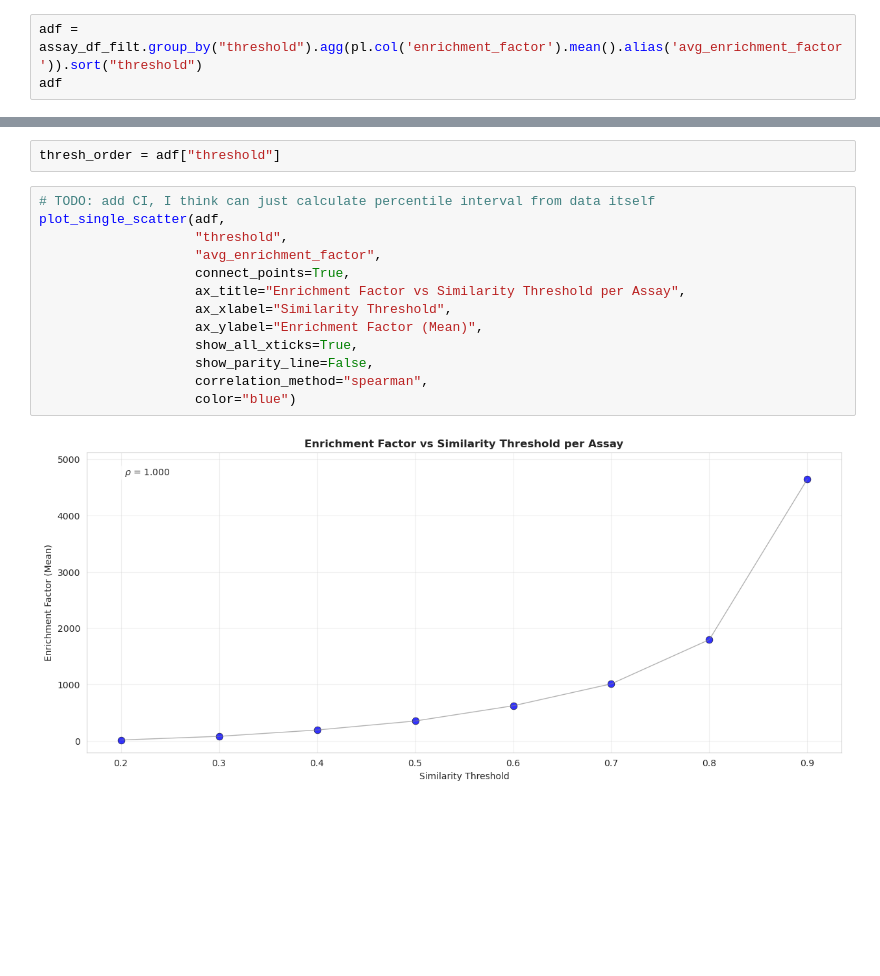
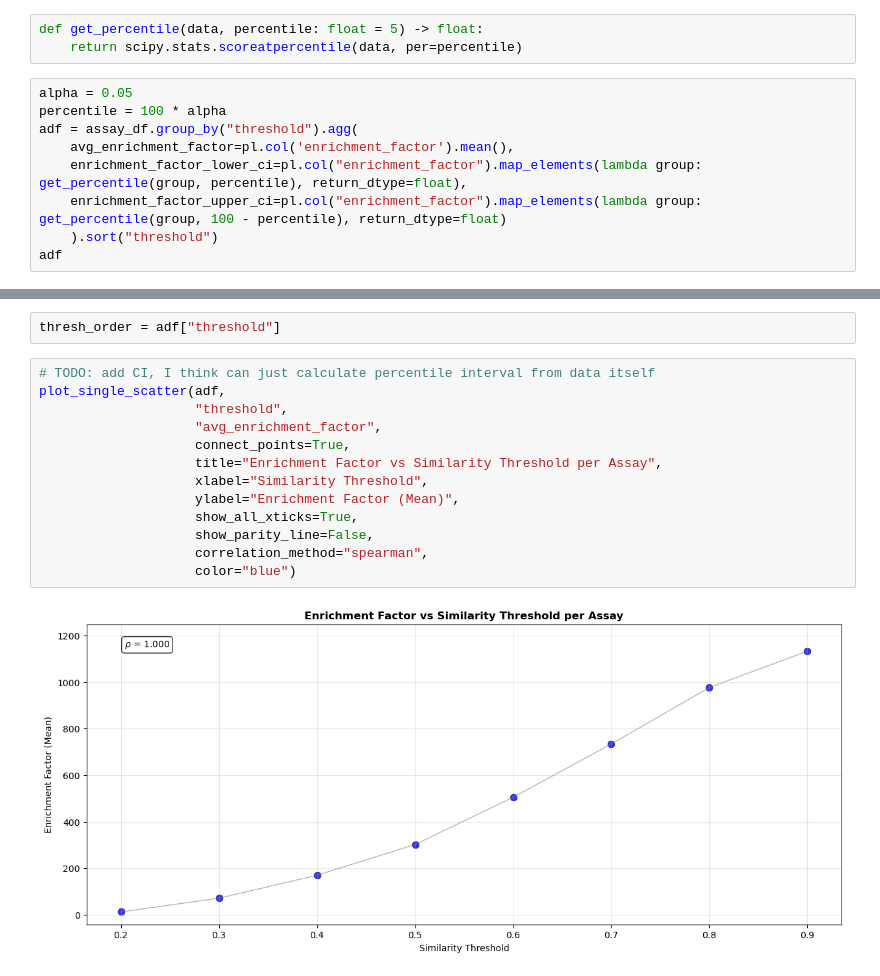
Before and after one commit to Jack-42/ligandActivityAnalysis, a Jupyter notebook: notebooks/ligand_similarity_prob_analysis.ipynb, the cells around one changed output, grey strips where cells are left out. Saved outputs shown, nothing was run; the diff lists cells and outputs as text; blank space fills up the shorter version.

```diff
--- a/notebooks/ligand_similarity_prob_analysis.ipynb
+++ b/notebooks/ligand_similarity_prob_analysis.ipynb
@@ -333,4 +380,13 @@ assay_df_filt = assay_df.filter(assay_df["high_sim_pairs"] > 0)
+# %%
+def get_percentile(data, percentile: float = 5) -> float:
+    return scipy.stats.scoreatpercentile(data, per=percentile)
 # %%
-adf = assay_df_filt.group_by("threshold").agg(pl.col('enrichment_factor').mean().alias('avg_enrichment_factor')).sort("threshold")
+alpha = 0.05
+percentile = 100 * alpha
+adf = assay_df.group_by("threshold").agg(
+    avg_enrichment_factor=pl.col('enrichment_factor').mean(),
+    enrichment_factor_lower_ci=pl.col("enrichment_factor").map_elements(lambda group: get_percentile(group, percentile), return_dtype=float),
+    enrichment_factor_upper_ci=pl.col("enrichment_factor").map_elements(lambda group: get_percentile(group, 100 - percentile), return_dtype=float)
+    ).sort("threshold")
 adf
 # %% [output]
@@ -350,15 +406,15 @@ thresh_order = adf["threshold"]
 # %%
 # TODO: add CI, I think can just calculate percentile interval from data itself
 plot_single_scatter(adf,
                     "threshold",
                     "avg_enrichment_factor",
                     connect_points=True,
-                    ax_title="Enrichment Factor vs Similarity Threshold per Assay",
-                    ax_xlabel="Similarity Threshold",
-                    ax_ylabel="Enrichment Factor (Mean)",
+                    title="Enrichment Factor vs Similarity Threshold per Assay",
+                    xlabel="Similarity Threshold",
+                    ylabel="Enrichment Factor (Mean)",
                     show_all_xticks=True,
                     show_parity_line=False,
                     correlation_method="spearman",
                     color="blue")
 # %% [output]
-[figure, old version]
+[figure, new version]
```
Also changed, not shown: parts of 13 cells of this notebook.
